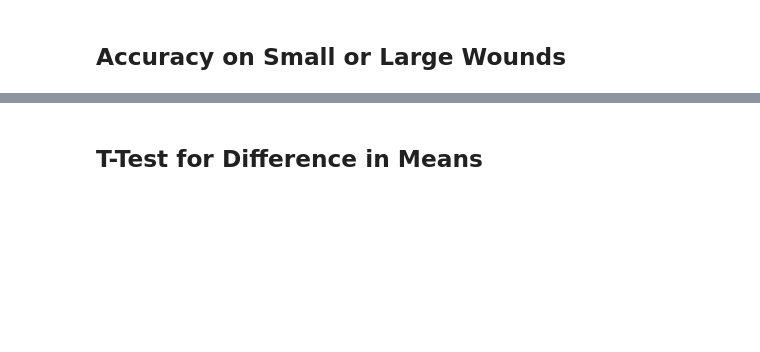
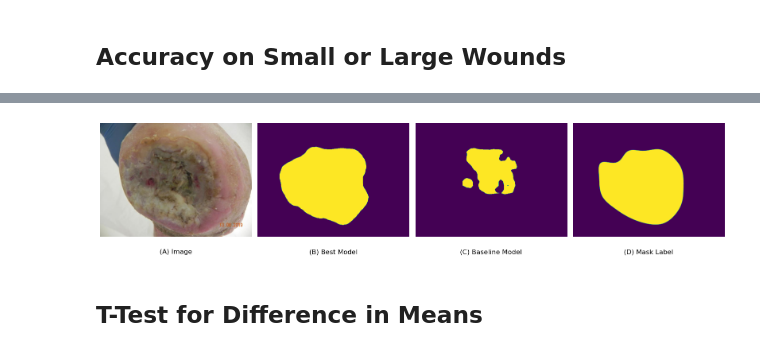
Before and after one commit to christianmcb/Deep-Learning-Project, a Jupyter notebook: notebooks/modelTesting.ipynb, the cells around one changed output, grey strips where cells are left out. Cells and saved outputs as stored; diff of their text form; code cells hidden in the pictures; blank space fills up the shorter version.

```diff
--- a/notebooks/modelTesting.ipynb
+++ b/notebooks/modelTesting.ipynb
@@ -303,2 +323,6 @@ Large Mean IOU:  0.8198999
+# %%
+plots2(1, model, baseline)
+# %% [output]
+[figure, added]
 # %% [markdown]
 ## T-Test for Difference in Means
```
Also changed, not shown: parts of 45 cells of this notebook, 3 other files.
